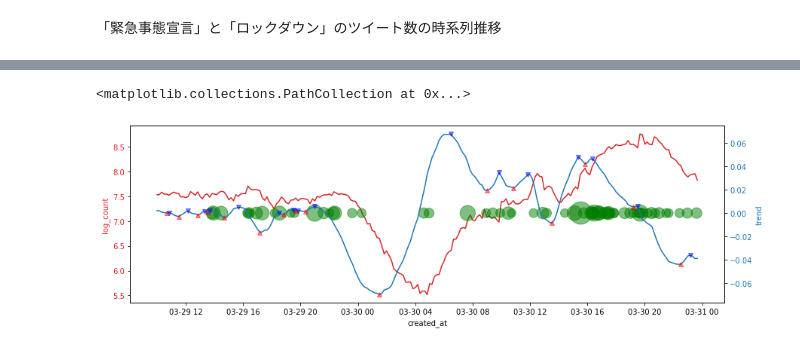
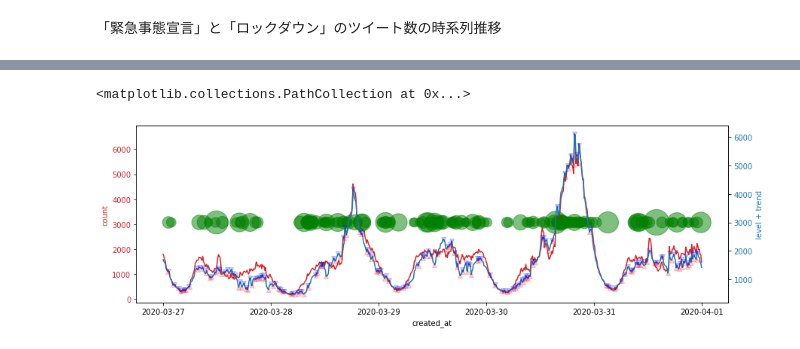
Before and after one commit to p-baleine/fabrication_of_state_of_emergency_20200330, a Jupyter notebook: 「4月1日に緊急事態宣言」の拡散の推移について.ipynb, the cells around one changed output, grey strips where cells are left out. Drawn from its saved outputs; the diff is of its cells as text; code cells hidden in the pictures.

Commit message:
modeling

```diff
--- a/「4月1日に緊急事態宣言」の拡散の推移について.ipynb
+++ b/「4月1日に緊急事態宣言」の拡散の推移について.ipynb
@@ -204,0 +175,2 @@ trend.loc[:, 'signals'] = trend['signals'].shift(-1)
+# %%
+fig = res_lt_seasonal.plot_components(figsize=(12.5, 16))
@@ -239,3 +215,5 @@ plot_log_count_and_trend(search_df, trend)
-# %%
-df['trend'] = trend
-df.to_csv('data/search.csv')
+# %%
+figsize(12.5, 4)
+
+pred_df = prediction_df(res_lt_seasonal)
+_ = plot_model_result_filter_seasonal(df, pred_df)
@@ -242 +222,6 @@ df.to_csv('data/search.csv')
+# %%
+search_df = df
+search_df['predicted'] = pred_df['value']
+search_df['signals'] = pred_df['signals']
+search_df.to_csv('data/search.csv')
 # %% [markdown]
@@ -359,13 +340,13 @@ df_gt_1_000_retweets = df[df['retweet_count'] > 1_000]
 # %%
 df_gt_1_000_retweets.to_csv('data/over_1_000_retweets.csv')
 # %%
-_,  _, ax2 = plot_log_count_and_trend(search_df, trend)
+_, _, ax2 = plot_model_result_filter_seasonal(search_df, pred_df)
 
 trimed = df_gt_1_000_retweets[since:until]
 
-ax2.scatter(trimed.index, trimed['retweet_count'] * 0,
+ax2.scatter(trimed.index, trimed['retweet_count'] * 0 + 3000,
             s=2 * 4 ** np.log10(trimed['retweet_count']),
            c='g', alpha=.5)
 # %% [output]
 <matplotlib.collections.PathCollection at 0x...>
-[figure, old version]
+[figure, new version]
```
Also changed, not shown: parts of 33 cells of this notebook.
